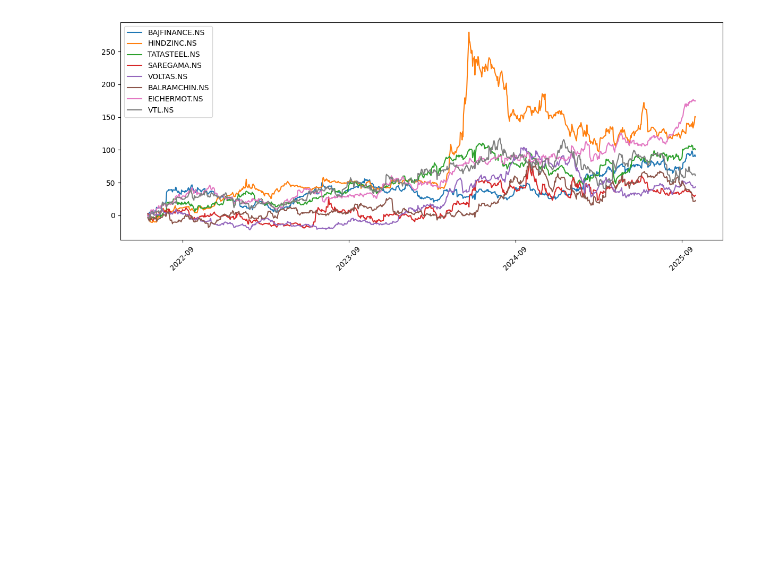
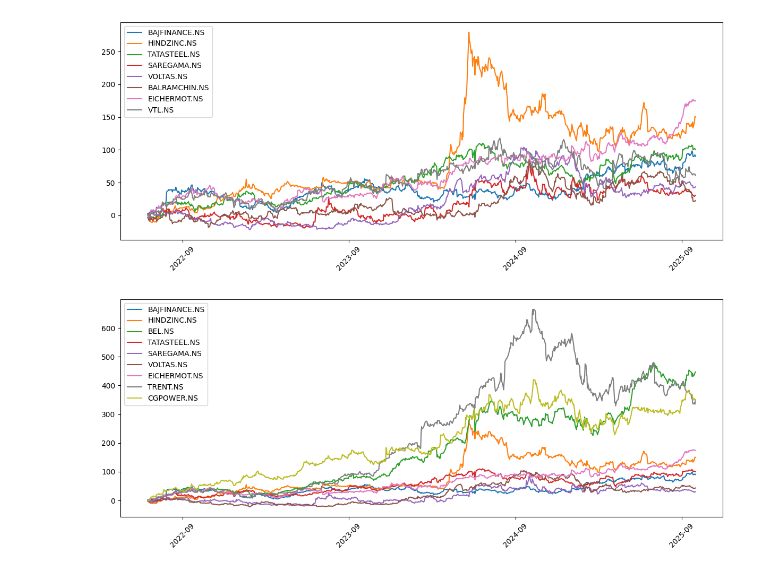
Before and after one commit to mayankjain281/Time_Series_Analysis, a Jupyter notebook: Nifty Stocks Analysis/SM 2025.ipynb, the cells around one changed output. Saved outputs shown, nothing was run; the diff lists cells and outputs as text; code cells hidden in the pictures; blank space fills up the shorter version.

```diff
--- a/Nifty Stocks Analysis/SM 2025.ipynb
+++ b/Nifty Stocks Analysis/SM 2025.ipynb
@@ -2502,7 +2502,8 @@ def set_before_last_extreme(s):
     return s
 # df_return = df_return.apply(set_before_last_extreme)        # Don't use it
 # %%
-df_return = df_return.replace(0, np.nan)
+# set leading zeros at the beginning of each column to NaN
+df_return = df_return.mask(df_return.cummax() == 0, np.nan)
 # %%
 # 6000 ka 25% nikalna hai
 # 6000/25 karne se better hai 60* 100/25 karna. or 6000*4/100
@@ -2589,3 +2580,24 @@ plt.tight_layout()
 plt.show()
 # %% [output]
 [figure]
+# %%
+# Recommendation to buy
+
+stocks = df_filtered.loc[:,:].mean(axis=0).sort_values(ascending=False).head(10).index.drop(['GVT&D.NS'])
+df = ((1 + df_filtered.loc['2022-06-17':,stocks]).cumprod()-1)*100
+
+plt.figure(figsize=(12,5))
+plt.plot(df)
+
+# add legend for stock names
+plt.legend(stocks, loc="best")
+
+# Rotate x-axis labels and format
+plt.xticks(rotation=45)
+plt.gca().xaxis.set_major_locator(mdates.MonthLocator(interval=12))  # every 3 months
+plt.gca().xaxis.set_major_formatter(mdates.DateFormatter('%Y-%m'))
+
+plt.tight_layout()
+plt.show()
+# %% [output]
+[figure, added]
```
Also changed, not shown: parts of 6 cells of this notebook.
